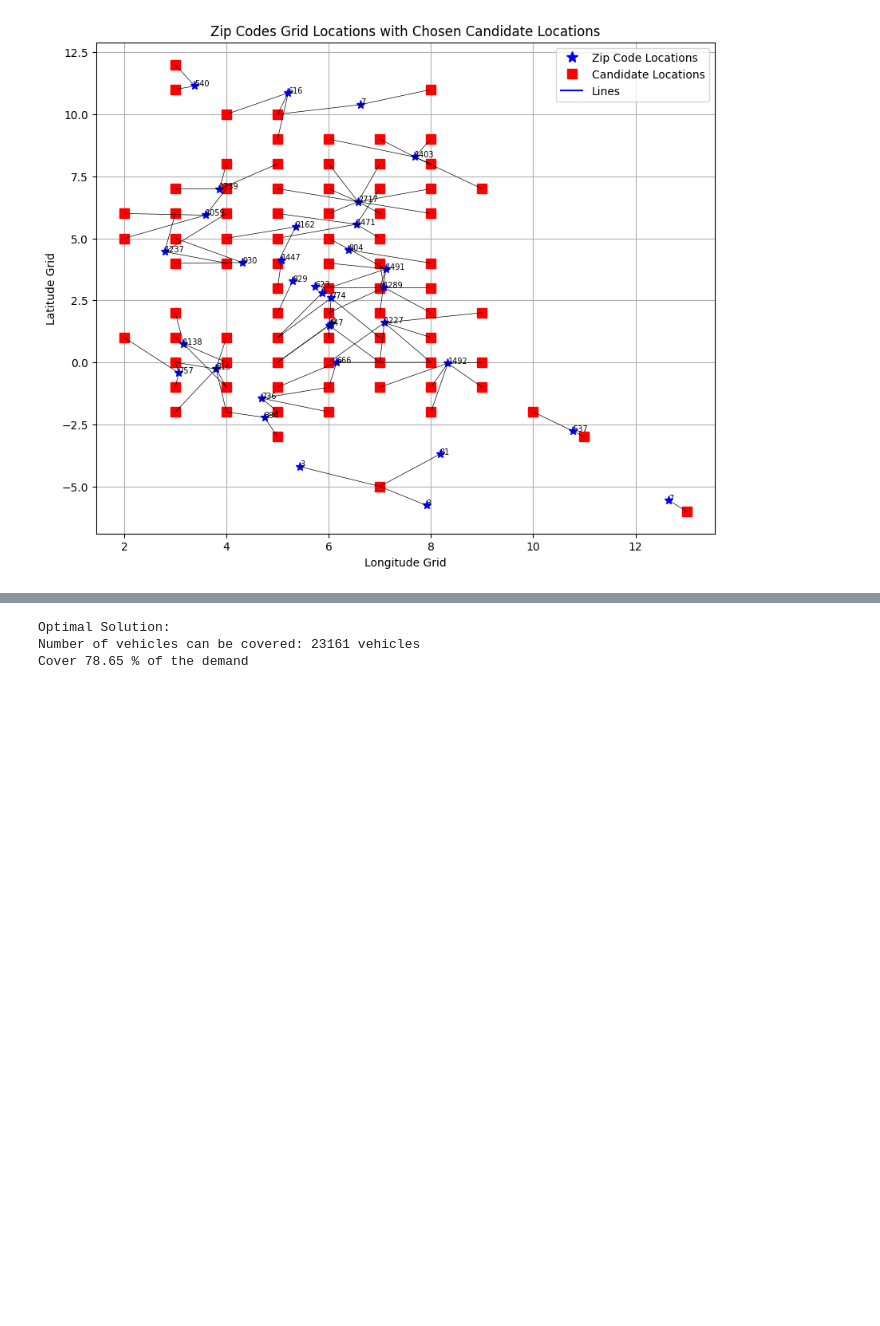
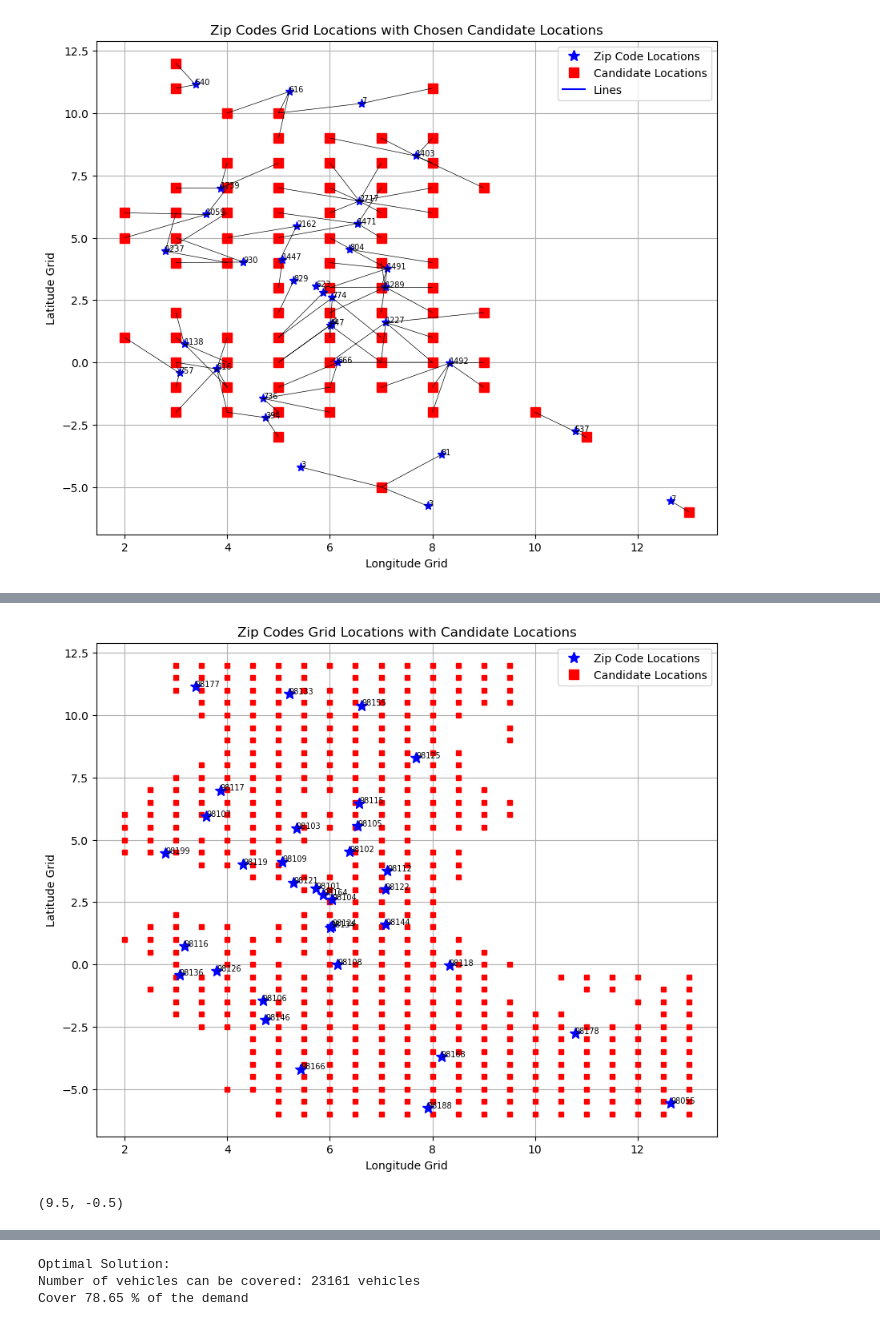
Before and after one commit to lqminhhh/Charging-Location-Optimization, a Jupyter notebook: Final.ipynb, the cells around one changed output, grey strips where cells are left out. Cells and saved outputs as stored; diff of their text form; code cells hidden in the pictures; blank space fills up the shorter version.

```diff
--- a/Final.ipynb
+++ b/Final.ipynb
@@ -463,0 +554,45 @@ fig.show()
+# %%
+# Define the grid locations you want to remove
+remove_area1 = {(i, j) for i in np.round(np.arange(2,3.6, 0.5), 10) for j in np.round(np.arange(-6, 12.1, 0.5), 10)}
+remove_area2 = {(i, j) for i in np.round(np.arange(8.5,9.6, 0.5), 10) for j in np.round(np.arange(0.5, 10.1, 0.5), 10)}
+remove_area3 = {(i, j) for i in np.round(np.arange(9.5,12.1, 0.5), 10) for j in np.round(np.arange(-2.0, -0.4, 0.5), 10)}
+keep_location1 = [14, 21, 22, 23, 24, 47, 50, 51, 52, 58, 59, 60, 61, 62, 63, 82, 83, 84, 85, 86, 87, 88, 89,
+                 90, 95, 96, 97, 98, 99, 100, 101, 108, 109, 110, 118, 119, 120, 121, 122, 126, 131, 132,
+                 133, 135, 136, 137, 138, 139, 143, 144, 145, 146, 147]
+keep_location2 = [513, 510, 509, 508, 507, 506, 505, 504, 502, 501, 500, 495, 494, 530, 531, 541, 542, 543, 544, 586, 585, 580, 579, 567]
+keep_location3 = [563, 600, 637, 564, 749, 786, 676, 713, 751, 714, 677, 640]
+remove_location = [148, 149, 151, 152, 153, 154, 164, 165, 166, 167, 185, 186, 200, 201, 202, 203, 331, 284, 321, 318, 317, 316, 279, 280, 240, 239, 238, 276, 235, 271, 466, 788]
+
+# Remove the specified grid locations from candidate_grid_locations
+candidate_grid_locations = {idx: (i, j) for idx, (i, j) in candidate_grid_locations.items() if (i, j) not in remove_area1 or idx in keep_location1}
+candidate_grid_locations = {idx: (i, j) for idx, (i, j) in candidate_grid_locations.items() if (i, j) not in remove_area2 or idx in keep_location2}
+candidate_grid_locations = {idx: (i, j) for idx, (i, j) in candidate_grid_locations.items() if (i, j) not in remove_area3 or idx in keep_location3}
+candidate_grid_locations = {idx: (i, j) for idx, (i, j) in candidate_grid_locations.items() if idx not in remove_location}
+
+# Plot grid locations
+plt.figure(figsize=(10, 8))
+
+# Plot candidate locations (red points)
+for candidate, (lon_idx, lat_idx) in candidate_grid_locations.items():
+    plt.plot(lon_idx, lat_idx, 'rs', markersize = 4)
+
+for zipcode, (lon_idx, lat_idx) in grid_locations.items():
+    plt.plot(lon_idx, lat_idx, 'b*', markersize = 10)
+    plt.text(lon_idx, lat_idx, str(int(zipcode)), fontsize=7)
+
+plt.title('Zip Codes Grid Locations with Candidate Locations')
+plt.xlabel('Longitude Grid')
+plt.ylabel('Latitude Grid')
+handles = [plt.Line2D([], [], marker='*', color='blue', linestyle='None', markersize=10),
+           plt.Line2D([], [], marker='s', color='red', linestyle='None', markersize=8)]
+labels = ['Zip Code Locations', 'Candidate Locations']
+plt.legend(handles, labels)
+plt.grid(True)
+plt.show()
+# %% [output]
+[figure, added]
+# %%
+# Convert grid locations to real coordinates
+real_locations = {idx: grid_to_map(lon, lat) for idx, (lon, lat) in candidate_grid_locations.items()}
+# %% [output]
+(9.5, -0.5)
```
Also changed, not shown: parts of 19 cells of this notebook.
